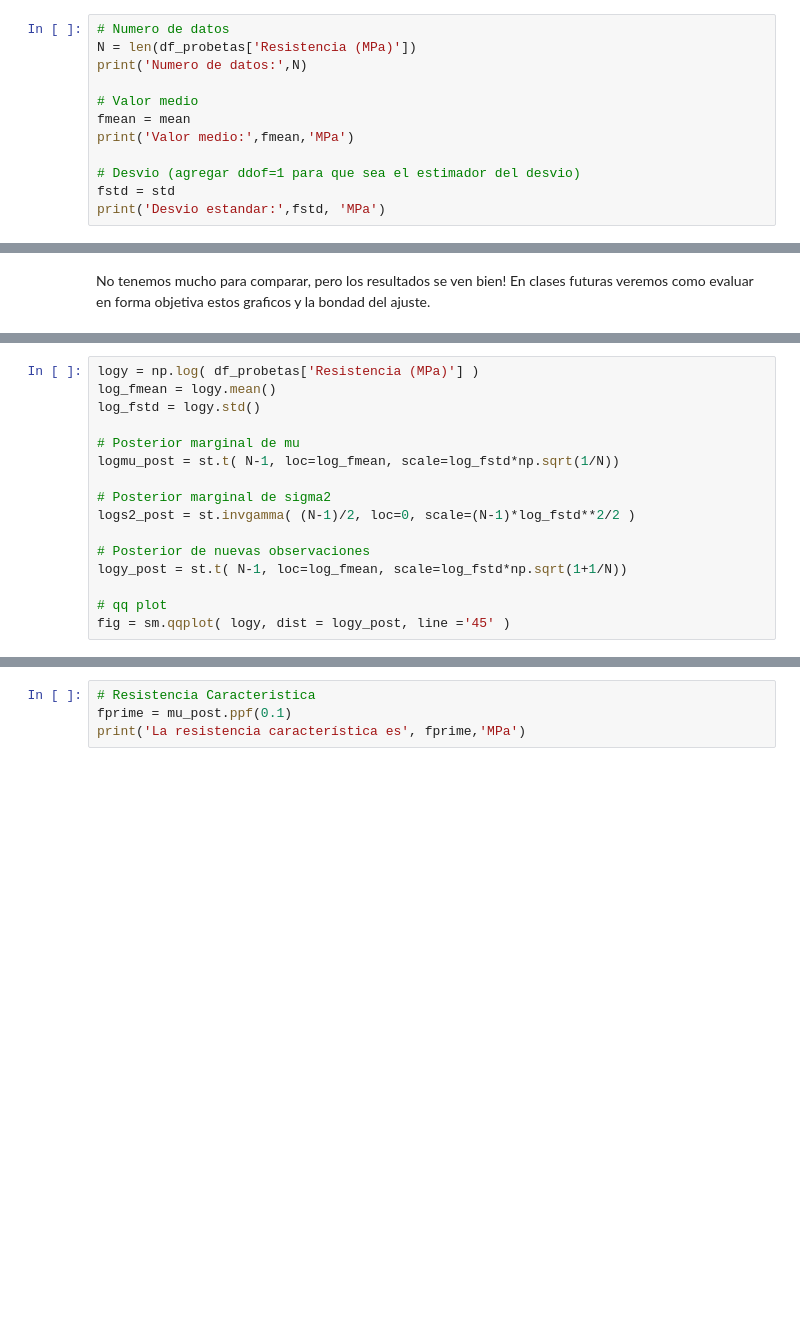
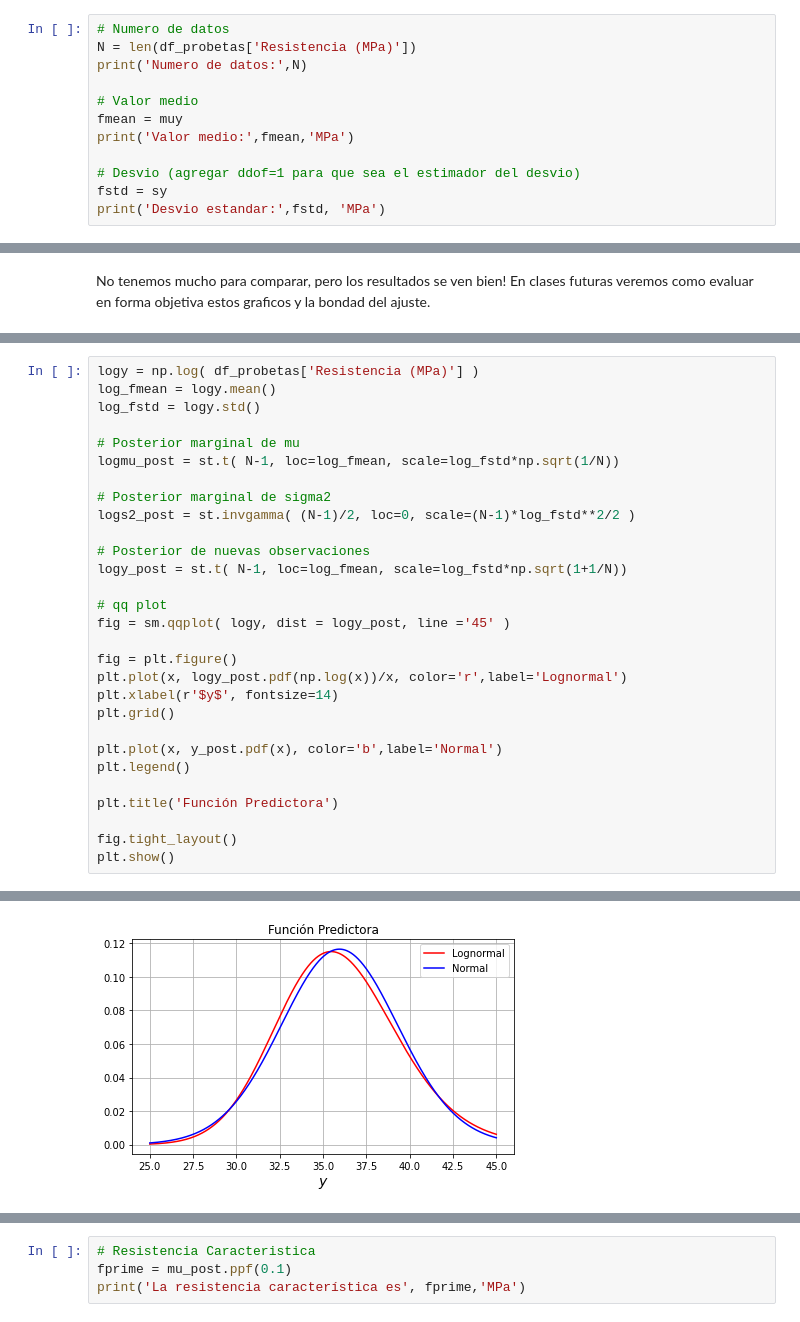
Before and after one commit to mbalbi/ciencia_de_datos, a Jupyter notebook: notebooks/practica_4.ipynb, the cells around one changed output, grey strips where cells are left out. Saved outputs shown, nothing was run; the diff lists cells and outputs as text; blank space fills up the shorter version.

```diff
--- a/notebooks/practica_4.ipynb
+++ b/notebooks/practica_4.ipynb
@@ -112,11 +101,11 @@ N = len(df_probetas['Resistencia (MPa)'])
 print('Numero de datos:',N)
 
 # Valor medio
-fmean = mean
+fmean = muy
 print('Valor medio:',fmean,'MPa')
 
 # Desvio (agregar ddof=1 para que sea el estimador del desvio)
-fstd = std
+fstd = sy
 print('Desvio estandar:',fstd, 'MPa')
 # %% [output]
 Numero de datos: 42
@@ -237,18 +240,32 @@ Comparación con un ajuste Lognormal
 # %%
 logy = np.log( df_probetas['Resistencia (MPa)'] )
 log_fmean = logy.mean()
 log_fstd = logy.std()
 
 # Posterior marginal de mu
 logmu_post = st.t( N-1, loc=log_fmean, scale=log_fstd*np.sqrt(1/N))
 
 # Posterior marginal de sigma2
 logs2_post = st.invgamma( (N-1)/2, loc=0, scale=(N-1)*log_fstd**2/2 )
 
 # Posterior de nuevas observaciones
 logy_post = st.t( N-1, loc=log_fmean, scale=log_fstd*np.sqrt(1+1/N))
 
 # qq plot
 fig = sm.qqplot( logy, dist = logy_post, line ='45' )
+
+fig = plt.figure()
+plt.plot(x, logy_post.pdf(np.log(x))/x, color='r',label='Lognormal')
+plt.xlabel(r'$y$', fontsize=14)
+plt.grid()
+
+plt.plot(x, y_post.pdf(x), color='b',label='Normal')
+plt.legend()
+
+plt.title('Función Predictora')
+
+fig.tight_layout()
+plt.show()
 # %% [output]
 [figure]
+[figure, added]
```
Also changed, not shown: parts of 20 cells of this notebook.
